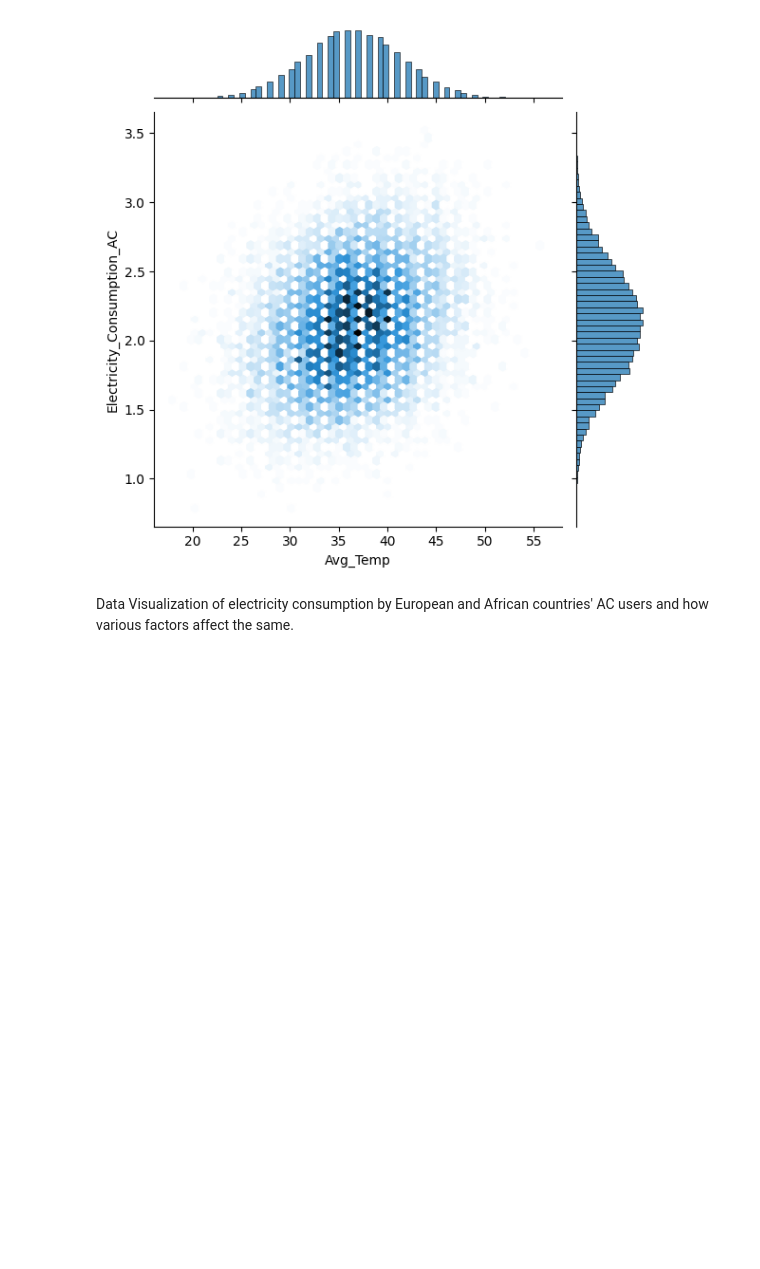
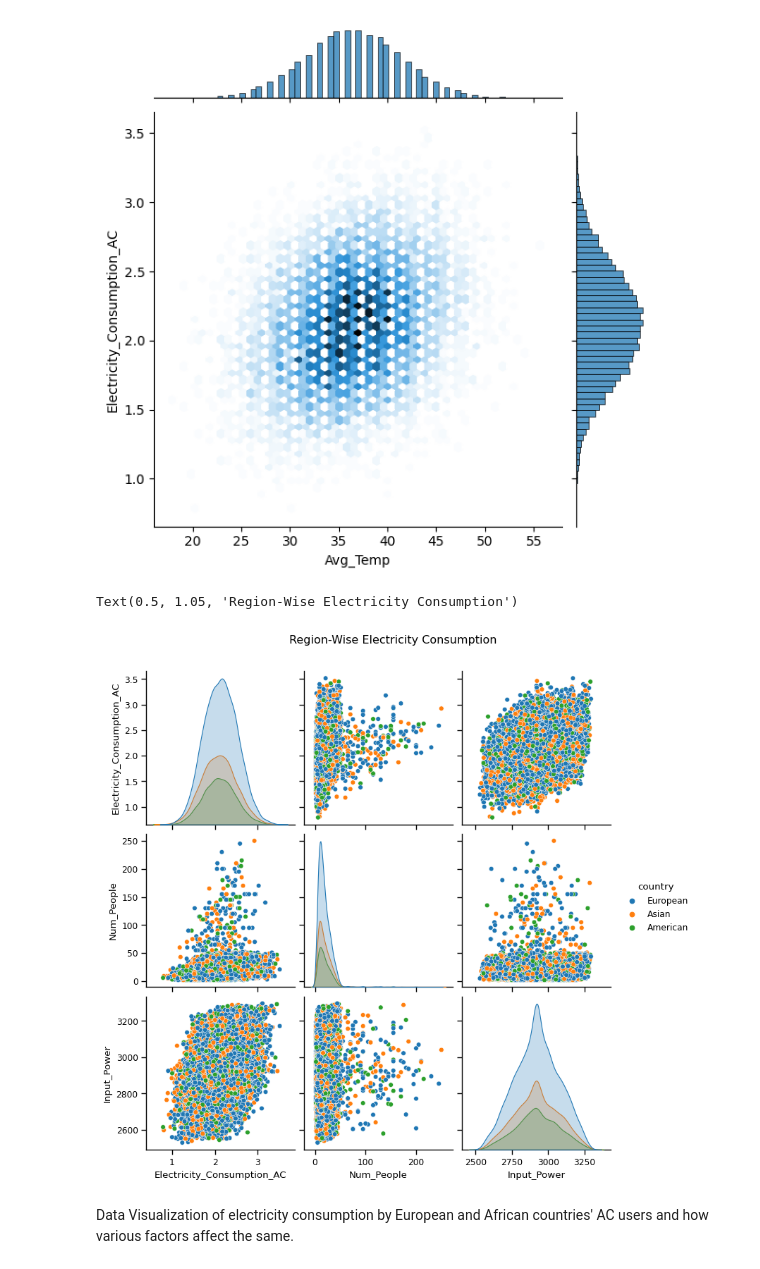
Before and after one commit to Git-of-arnab/LinearRegression_ElectricityConsumptionPrediction, a Jupyter notebook: Electricity_Consumption_Prediction_&_Data_Analysis.ipynb, the cells around one changed output. Drawn from its saved outputs; the diff is of its cells as text; code cells hidden in the pictures; blank space fills up the shorter version.

```diff
--- a/Electricity_Consumption_Prediction_&_Data_Analysis.ipynb
+++ b/Electricity_Consumption_Prediction_&_Data_Analysis.ipynb
@@ -12,7 +12,7 @@ The training set was sanitized by filling the missing values taking each city on
 It was observed that Age_of_Unit avg. & Star_Rating mode value did not change with change in city
 # %%
 #Loading data from manually sanitized csv file
-data = pd.read_csv('/content/train_modified_v4_city.csv')
+data = pd.read_csv('/content/train_data.csv')
 data.head()
 # %% [output]
 |  | ID | Type_of_AC | Model | Cooling_Capacity | Avg_Temp | Room_SIze | Num_People | Star_Rating | ... |
@@ -193,6 +193,12 @@ sns.jointplot(x='Avg_Temp',y='Electricity_Consumption_AC',data=data,kind='hex')
 # %% [output]
 <seaborn.axisgrid.JointGrid at 0x...>
 [figure]
+# %%
+#sns.set_context("paper", rc={"figure.figsize": (5, 3)})
+sns.pairplot(data[['Electricity_Consumption_AC','country','Num_People','Input_Power']],hue='country').fig.suptitle('Region-Wise Electricity Consumption',y=1.05)
+# %% [output]
+Text(0.5, 1.05, 'Region-Wise Electricity Consumption')
+[figure, added]
 # %% [markdown]
 Data Visualization of electricity consumption by European and African countries' AC users and how various factors affect the same.
 # %%
```
